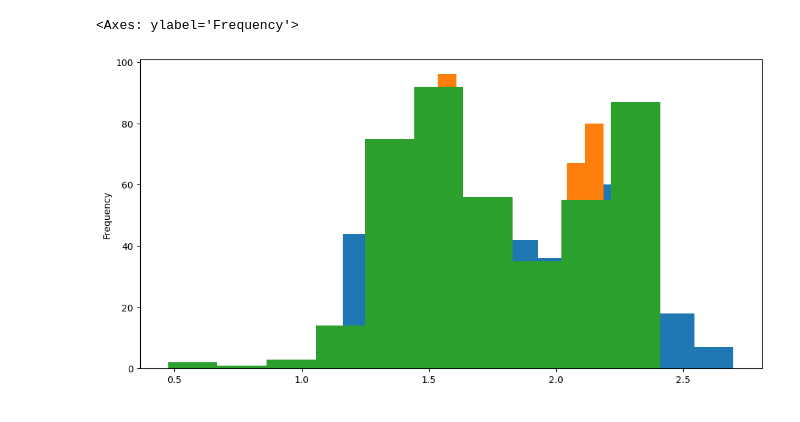
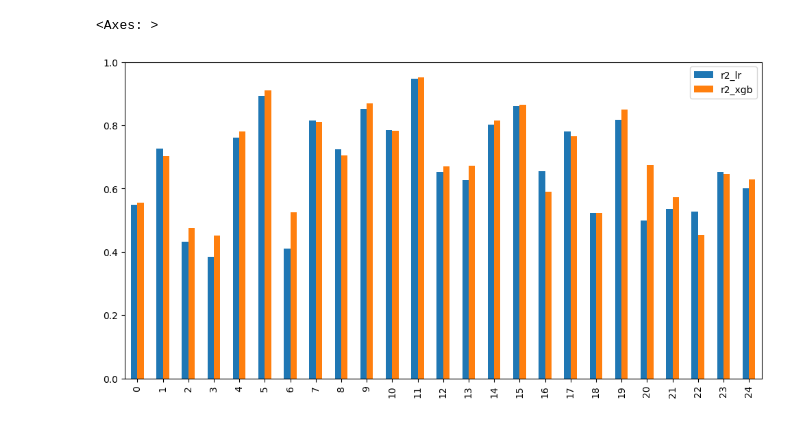
Before and after one commit to sadat-saim/pyBiasCorrect, a Jupyter notebook: correct biases.ipynb, the cells around one changed output. Saved outputs shown, nothing was run; the diff lists cells and outputs as text; code cells hidden in the pictures.

Commit message:
added plots and stats

```diff
--- a/correct biases.ipynb
+++ b/correct biases.ipynb
@@ -30,2 +43,29 @@ df.head()
 # %%
-y = monthly_bias_correction(df['wtable'], df['downscaled_hist_xgb'])
+station_stats = []
+try:
+    for df in stations_df:
+        data = {}
+        df = df.dropna(subset=['wtable'])
+        data['District'] = df['DISTRICT'].iloc[0]
+        data['Upaliza'] = df['UPAZILA'].iloc[0]
+        data['Well Id'] = df['WELL ID'].iloc[0]
+        data['lat'] = df['LATITUDE'].iloc[0]
+        data['lon'] = df['LONGITUDE'].iloc[0]
+        data['mse_lr'] = mean_squared_error(df['wtable'], df['mbc_hist_lr'])
+        data['mse_xgb'] = mean_squared_error(df['wtable'], df['mbc_hist_xgb'])
+        data['r2_lr'] = r2_score(df['wtable'], df['mbc_hist_lr'])
+        data['r2_xgb'] = r2_score(df['wtable'], df['mbc_hist_xgb'])
+        data['obs_mean'] = df['wtable'].mean()
+        data['obs_std'] = df['wtable'].std()
+        data['obs_min'] = df['wtable'].min()
+        data['obs_max'] = df['wtable'].max()
+        data['mbc_mean_lr'] = df['mbc_hist_lr'].mean()
+        data['mbc_std_lr'] = df['mbc_hist_lr'].std()
+        data['mbc_mean_xgb'] = df['mbc_hist_xgb'].mean()
+        data['mbc_std_xgb'] = df['mbc_hist_xgb'].std()
+        station_stats.append(data)
+        print("✅ Done processing", df['DISTRICT'].iloc[0], df['UPAZILA'].iloc[0])
+except Exception as e:
+    print(f"Error processing {df['DISTRICT'].iloc[0]}: {e}, {df['WELL ID'].iloc[0]}")
+
+stats = pd.DataFrame(station_stats)
@@ -32,9 +90,5 @@ y = monthly_bias_correction(df['wtable'], df['downscaled_hist_xgb'])
-# %%
-import matplotlib.pyplot as plt
-fig, ax = plt.subplots(figsize=(12, 6))
-df['wtable'].dropna().plot(kind="hist", ax=ax)
-df['downscaled_hist_xgb'].dropna().plot(kind="hist", ax=ax)
-y.dropna().plot(kind="hist", ax=ax)
-# %% [output]
-<Axes: ylabel='Frequency'>
-[figure, removed]
+# %%
+stats[['r2_lr', 'r2_xgb']].plot(kind='bar', figsize=(12, 6))
+# %% [output]
+<Axes: >
+[figure, added]
```
Also changed, not shown: parts of 8 cells of this notebook, 6 other files.
